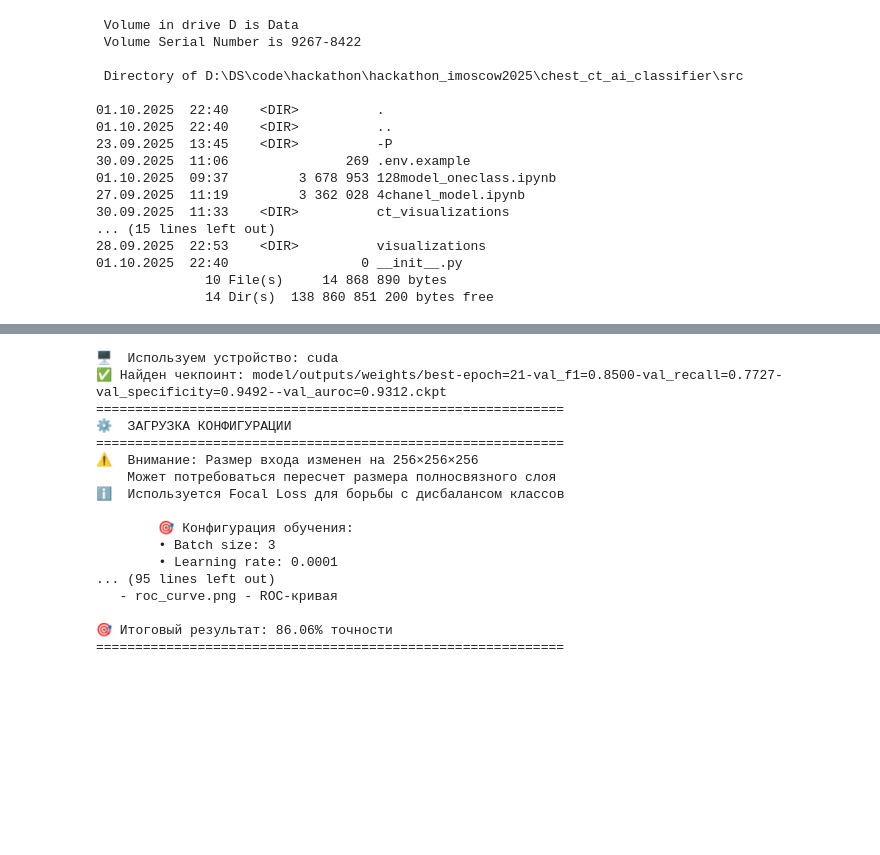
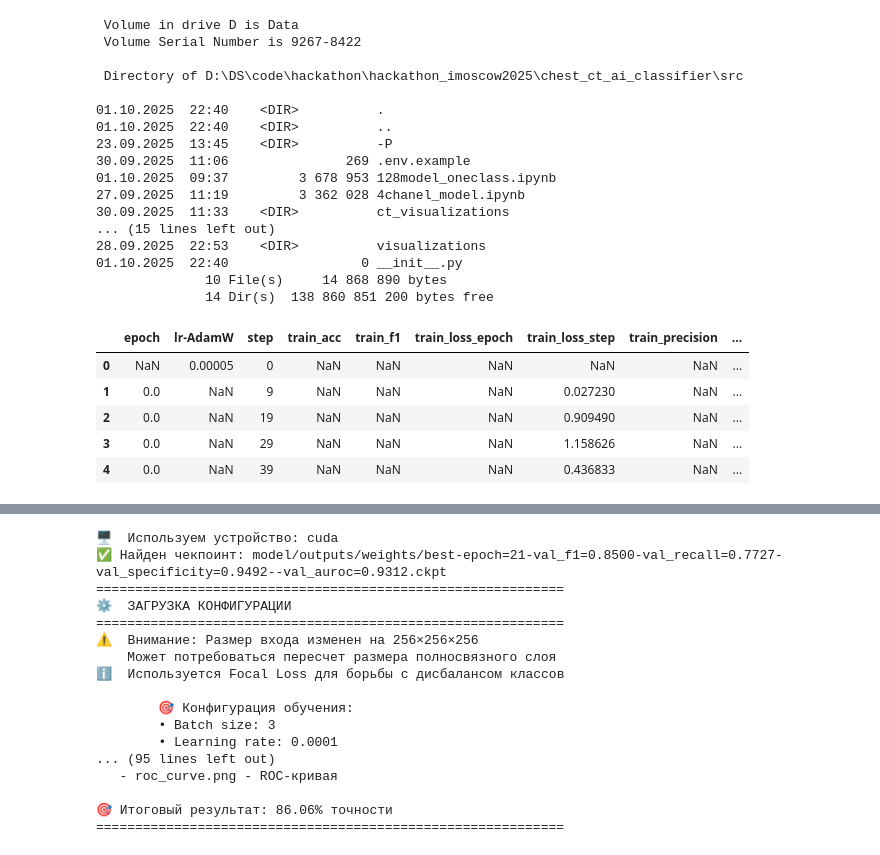
Before and after one commit to Izymka/hackathon_imoscow2025, a Jupyter notebook: chest_ct_ai_classifier/src/pipeline.ipynb, the cells around one changed output, grey strips where cells are left out. Saved outputs shown, nothing was run; the diff lists cells and outputs as text; code cells hidden in the pictures; blank space fills up the shorter version.

```diff
--- a/chest_ct_ai_classifier/src/pipeline.ipynb
+++ b/chest_ct_ai_classifier/src/pipeline.ipynb
@@ -296,0 +299,12 @@ for i, res in enumerate(batch_results):
+# %%
+m1 = pd.read_csv("/Users/irinamistulova/Downloads/metrics_fold_1.csv")
+m2 = pd.read_csv("/Users/irinamistulova/Downloads/metrics_fold_2.csv")
+
+m1.head()
+# %% [output]
+|  | epoch | lr-AdamW | step | train_acc | train_f1 | train_loss_epoch | train_loss_step | train_precision | ... |
+| 0 | NaN | 0.00005 | 0 | NaN | NaN | NaN | NaN | NaN | ... |
+| 1 | 0.0 | NaN | 9 | NaN | NaN | NaN | 0.027230 | NaN | ... |
+| 2 | 0.0 | NaN | 19 | NaN | NaN | NaN | 0.909490 | NaN | ... |
+| 3 | 0.0 | NaN | 29 | NaN | NaN | NaN | 1.158626 | NaN | ... |
+| 4 | 0.0 | NaN | 39 | NaN | NaN | NaN | 0.436833 | NaN | ... |
```
Also changed, not shown: parts of 13 cells of this notebook.
